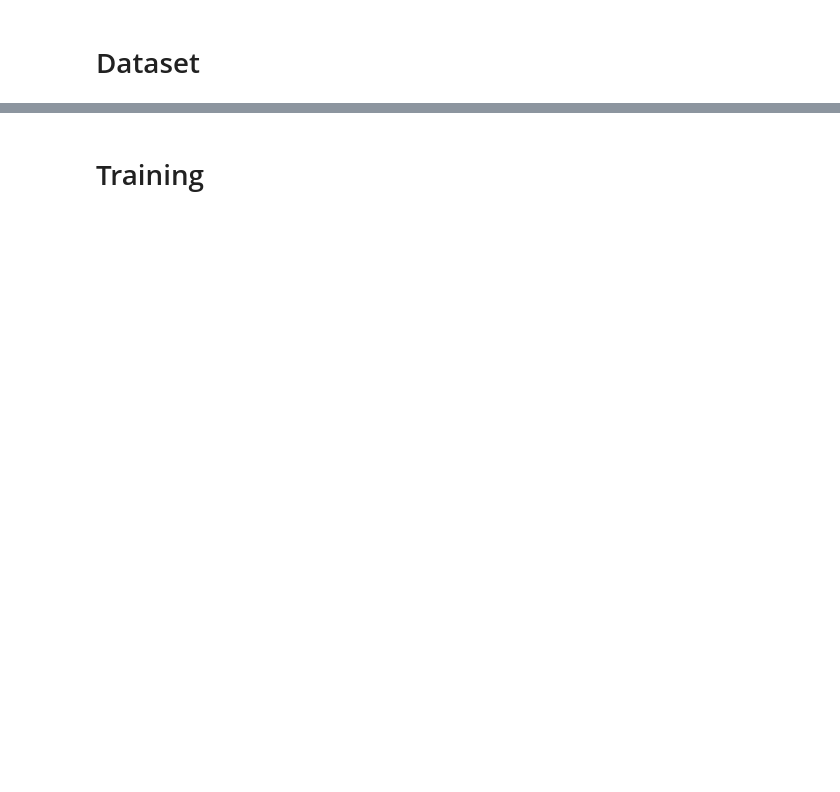
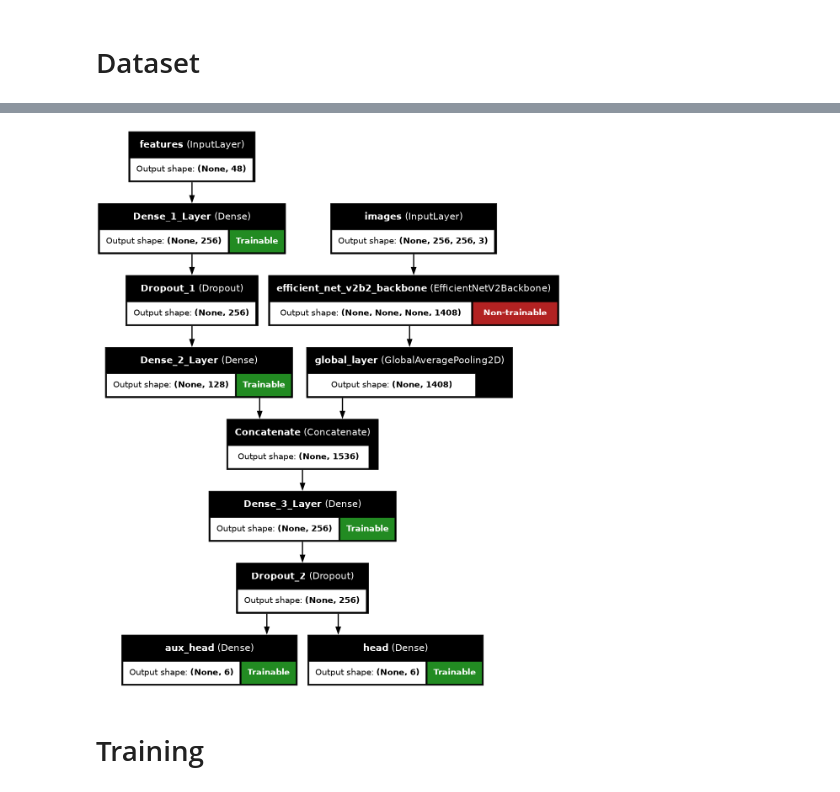
Before and after one commit to abhijitdarekar/Machine_Learning, a Jupyter notebook: plant-traits-2024.ipynb, the cells around one changed output, grey strips where cells are left out. Cells and saved outputs as stored; diff of their text form; code cells hidden in the pictures; blank space fills up the shorter version.

```diff
--- a/plant-traits-2024.ipynb
+++ b/plant-traits-2024.ipynb
@@ -164,0 +362,40 @@ These are top selected features with respect to each feature.
+# %%
+class R2Loss(keras.losses.Loss):
+    def __init__(self, use_mask=False, name="r2_loss"):
+        super().__init__(name=name)
+        self.use_mask = use_mask
+
+    def call(self, y_true, y_pred):
+        if self.use_mask:
+            mask = (y_true != -1)
+            y_true = ops.where(mask, y_true, 0.0)
+            y_pred = ops.where(mask, y_pred, 0.0)
+        SS_res = ops.sum(ops.square(y_true - y_pred), axis=0)  # (B, C) -> (C,)
+        SS_tot = ops.sum(ops.square(y_true - ops.mean(y_true, axis=0)), axis=0)  # (B, C) -> (C,)
+        r2_loss = SS_res / (SS_tot + 1e-6)  # (C,)
+        return ops.mean(r2_loss)  # ()
+
+class R2Metric(keras.metrics.Metric):
+    def __init__(self, name="r2", **kwargs):
+        super(R2Metric, self).__init__(name=name, **kwargs)
+        self.SS_res = self.add_weight(name='SS_res', shape=(6,), initializer='zeros')
+        self.SS_tot = self.add_weight(name='SS_tot', shape=(6,) ,initializer='zeros')
+        self.num_samples = self.add_weight(name='num_samples', initializer='zeros')
+
+    def update_state(self, y_true, y_pred, sample_weight=None):
+        SS_res = ops.sum(ops.square(y_true - y_pred), axis=0)
+        SS_tot = ops.sum(ops.square(y_true - ops.mean(y_true, axis=0)), axis=0)
+        self.SS_res.assign_add(SS_res)
+        self.SS_tot.assign_add(SS_tot)
+        self.num_samples.assign_add(ops.cast(ops.shape(y_true)[0], "float32"))
+
+    def result(self):
+        r2 = 1 - self.SS_res / (self.SS_tot + 1e-6)
+        return ops.mean(r2)
+
+    def reset_states(self):
+        self.total_SS_res.assign(0)
+        self.total_SS_tot.assign(0)
+        self.num_samples.assign(0)
+
+gc.collect()
@@ -165,2 +488,6 @@ These are top selected features with respect to each feature.
+# %%
+keras.utils.plot_model(model,show_shapes=True,show_layer_names=True,show_trainable=True,dpi=50)
+# %% [output]
+[figure, added]
 # %% [markdown]
 # Training
```
Also changed, not shown: parts of 26 cells of this notebook.
